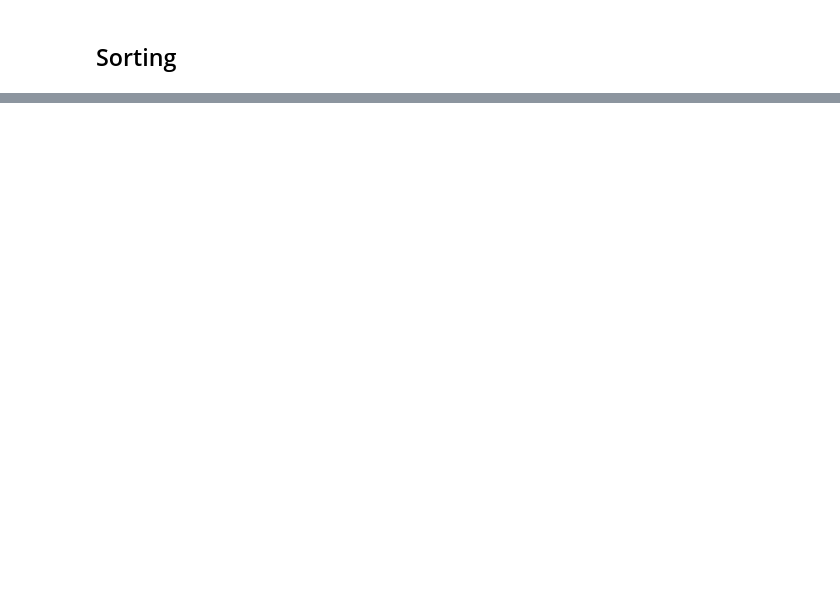
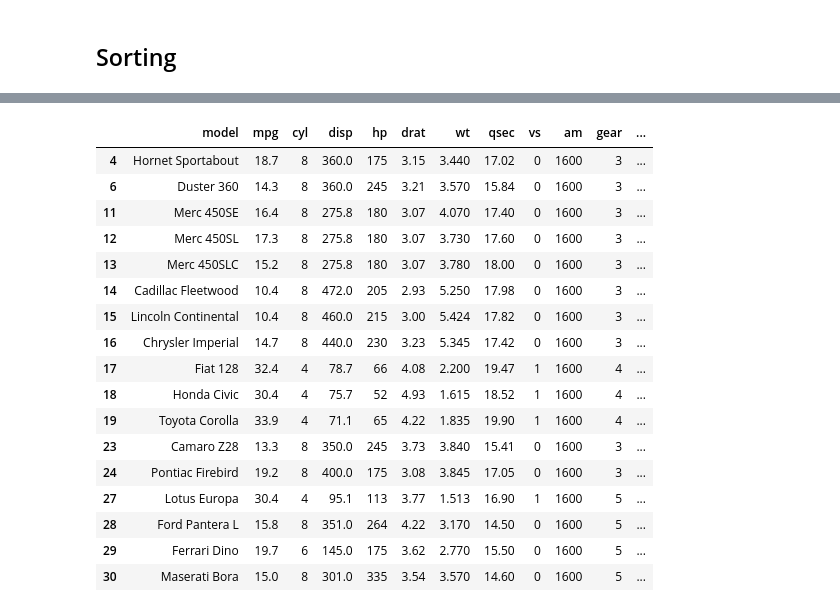
Before and after one commit to chuck-ankit/Python, a Jupyter notebook: Learning/04b_Pandas_Advanced.ipynb, the cells around one changed output, grey strips where cells are left out. Drawn from its saved outputs; the diff is of its cells as text; code cells hidden in the pictures; blank space fills up the shorter version.

```diff
--- a/Learning/04b_Pandas_Advanced.ipynb
+++ b/Learning/04b_Pandas_Advanced.ipynb
@@ -236,0 +292,9 @@ Name: b, dtype: float64
+# %%
+# Filter records with more than 5 cyl and hp more than 150
+
+filter1 = ((cars["cyl"]>5) & (cars["hp"] > 150) )
+filter2 = (((cars["cyl"]>5) & (cars["hp"] > 150)) | (cars["mpg"]>30) )
+
+
+filtered_review = cars[filter1]
+filtered_review1 = cars[filter2]
@@ -236,0 +318,21 @@ Name: b, dtype: float64
+# %%
+filtered_review1
+# %% [output]
+|  | model | mpg | cyl | disp | hp | drat | wt | qsec | vs | am | gear | ... |
+| 4 | Hornet Sportabout | 18.7 | 8 | 360.0 | 175 | 3.15 | 3.440 | 17.02 | 0 | 1600 | 3 | ... |
+| 6 | Duster 360 | 14.3 | 8 | 360.0 | 245 | 3.21 | 3.570 | 15.84 | 0 | 1600 | 3 | ... |
+| 11 | Merc 450SE | 16.4 | 8 | 275.8 | 180 | 3.07 | 4.070 | 17.40 | 0 | 1600 | 3 | ... |
+| 12 | Merc 450SL | 17.3 | 8 | 275.8 | 180 | 3.07 | 3.730 | 17.60 | 0 | 1600 | 3 | ... |
+| 13 | Merc 450SLC | 15.2 | 8 | 275.8 | 180 | 3.07 | 3.780 | 18.00 | 0 | 1600 | 3 | ... |
+| 14 | Cadillac Fleetwood | 10.4 | 8 | 472.0 | 205 | 2.93 | 5.250 | 17.98 | 0 | 1600 | 3 | ... |
+| 15 | Lincoln Continental | 10.4 | 8 | 460.0 | 215 | 3.00 | 5.424 | 17.82 | 0 | 1600 | 3 | ... |
+| 16 | Chrysler Imperial | 14.7 | 8 | 440.0 | 230 | 3.23 | 5.345 | 17.42 | 0 | 1600 | 3 | ... |
+| 17 | Fiat 128 | 32.4 | 4 | 78.7 | 66 | 4.08 | 2.200 | 19.47 | 1 | 1600 | 4 | ... |
+| 18 | Honda Civic | 30.4 | 4 | 75.7 | 52 | 4.93 | 1.615 | 18.52 | 1 | 1600 | 4 | ... |
+| 19 | Toyota Corolla | 33.9 | 4 | 71.1 | 65 | 4.22 | 1.835 | 19.90 | 1 | 1600 | 4 | ... |
+| 23 | Camaro Z28 | 13.3 | 8 | 350.0 | 245 | 3.73 | 3.840 | 15.41 | 0 | 1600 | 3 | ... |
+| 24 | Pontiac Firebird | 19.2 | 8 | 400.0 | 175 | 3.08 | 3.845 | 17.05 | 0 | 1600 | 3 | ... |
+| 27 | Lotus Europa | 30.4 | 4 | 95.1 | 113 | 3.77 | 1.513 | 16.90 | 1 | 1600 | 5 | ... |
+| 28 | Ford Pantera L | 15.8 | 8 | 351.0 | 264 | 4.22 | 3.170 | 14.50 | 0 | 1600 | 5 | ... |
+| 29 | Ferrari Dino | 19.7 | 6 | 145.0 | 175 | 3.62 | 2.770 | 15.50 | 0 | 1600 | 5 | ... |
+| 30 | Maserati Bora | 15.0 | 8 | 301.0 | 335 | 3.54 | 3.570 | 14.60 | 0 | 1600 | 5 | ... |
```
Also changed, not shown: parts of 7 cells of this notebook, 1 other file.
